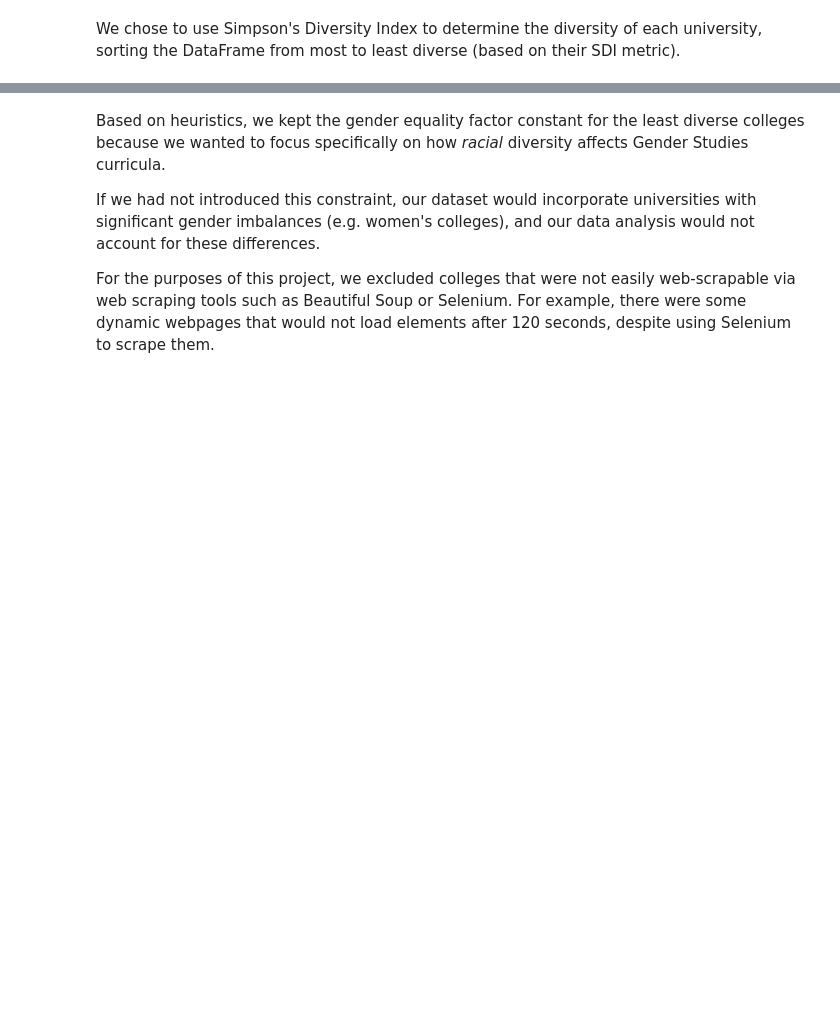
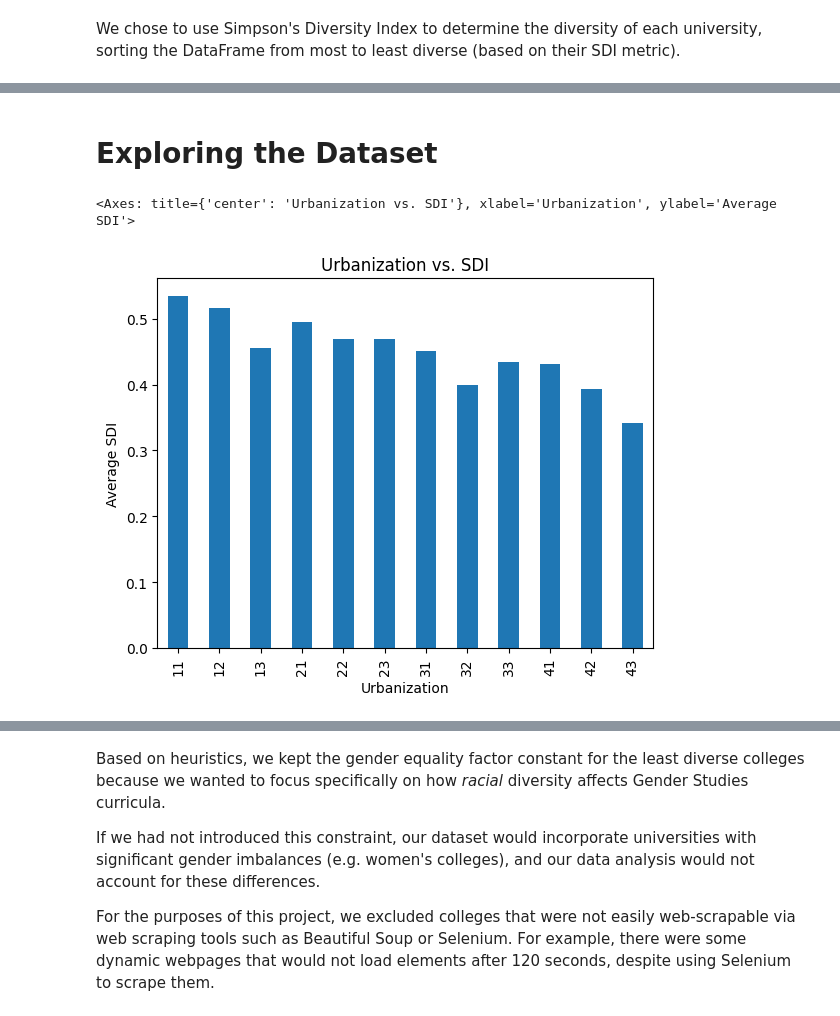
Before and after one commit to lena6866/DATASCI-112-Final, a Jupyter notebook: DATASCI112_Final_College_Data_Collection.ipynb, the cells around one changed output, grey strips where cells are left out. Saved outputs shown, nothing was run; the diff lists cells and outputs as text; code cells hidden in the pictures; blank space fills up the shorter version.

```diff
--- a/DATASCI112_Final_College_Data_Collection.ipynb
+++ b/DATASCI112_Final_College_Data_Collection.ipynb
@@ -92 +92,9 @@ df_diverse.head()
 5 rows × 25 columns
+# %% [markdown]
+# Exploring the Dataset
+# %%
+avg_sdi_by_urb = df_colleges.groupby('Urbanization')['SDI'].mean()
+avg_sdi_by_urb.plot.bar(title='Urbanization vs. SDI', ylabel='Average SDI')
+# %% [output]
+<Axes: title={'center': 'Urbanization vs. SDI'}, xlabel='Urbanization', ylabel='Average SDI'>
+[figure, added]
```
Also changed, not shown: parts of 17 cells of this notebook.
